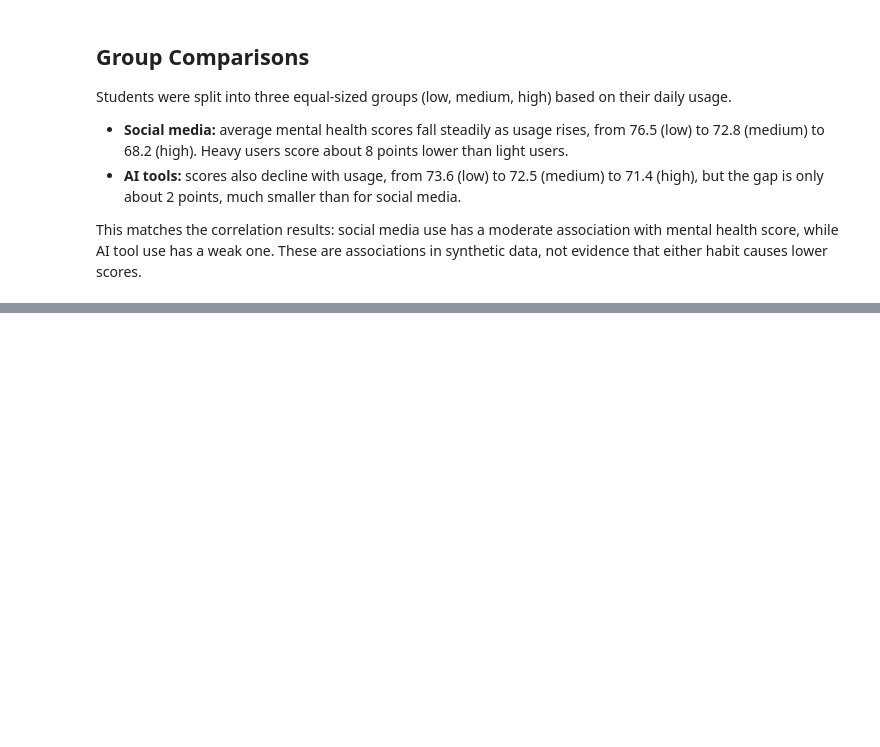
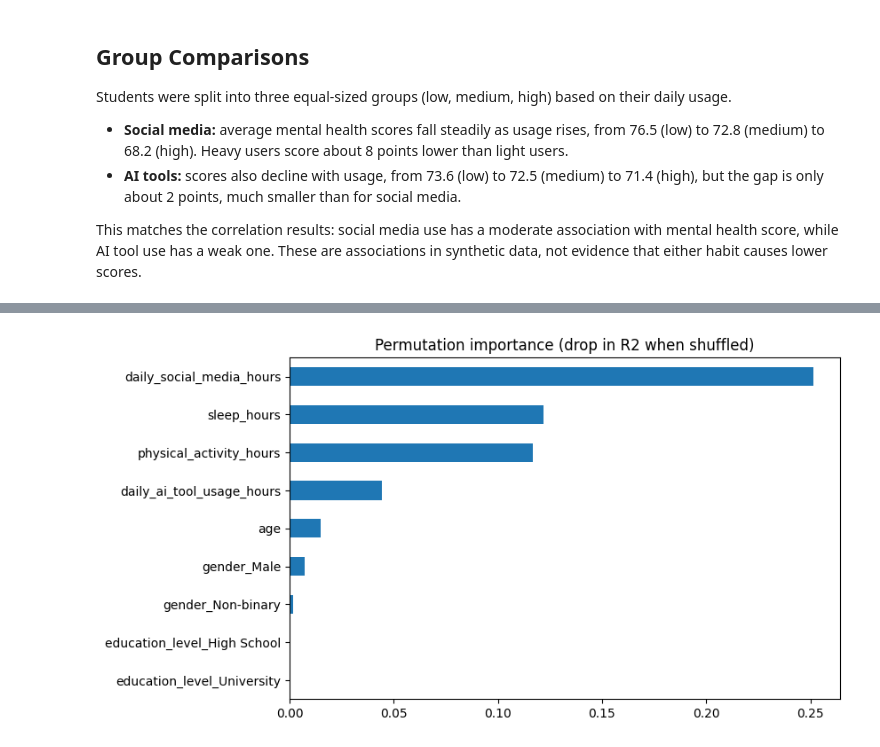
Before and after one commit to MarchianTz/ai-social-media-student-wellbeing, a Jupyter notebook: analysis.ipynb, the cells around one changed output, grey strips where cells are left out. Drawn from its saved outputs; the diff is of its cells as text; code cells hidden in the pictures; blank space fills up the shorter version.

```diff
--- a/analysis.ipynb
+++ b/analysis.ipynb
@@ -236,0 +285,11 @@ This matches the correlation results: social media use has a moderate associatio
+# %%
+from sklearn.inspection import permutation_importance
+
+result = permutation_importance(rf, X_test, y_test, n_repeats=5, random_state=42, n_jobs=-1)
+perm = pd.Series(result.importances_mean, index=X.columns).sort_values()
+perm.plot(kind="barh", figsize=(8, 5))
+plt.title("Permutation importance (drop in R2 when shuffled)")
+plt.savefig("permutation_importance.png", dpi=150, bbox_inches="tight")
+plt.show()
+# %% [output]
+[figure, added]
```
Also changed, not shown: parts of 4 cells of this notebook.
